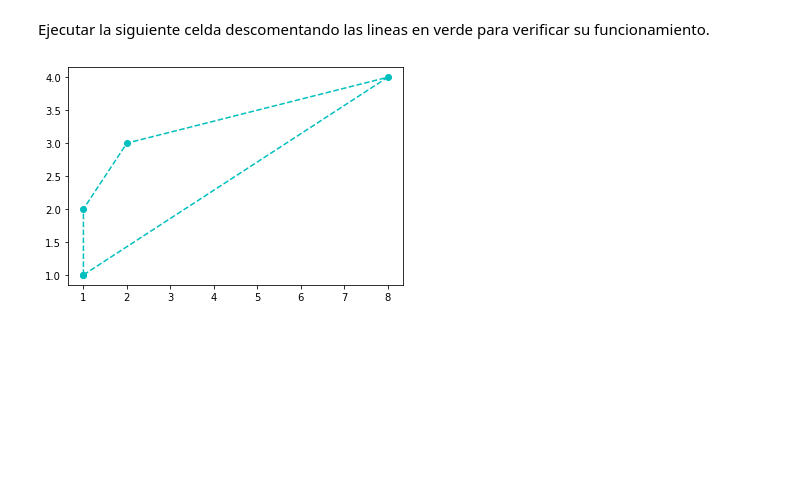
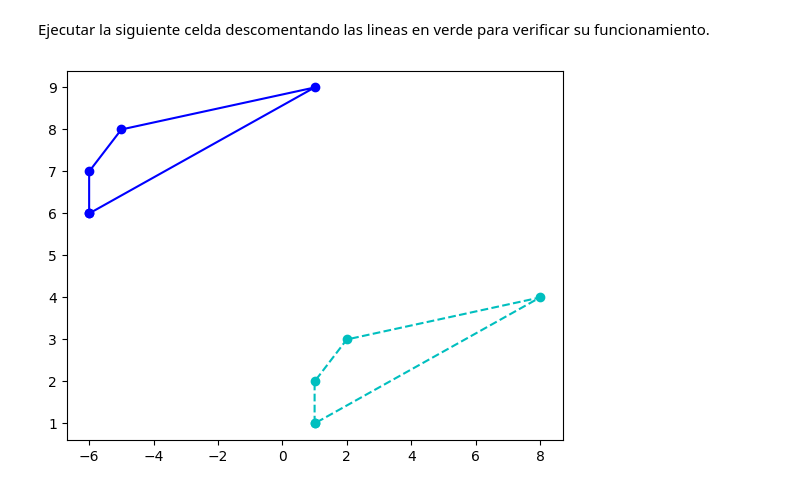
Before and after one commit to ronaldespinozaa/DS102024, a Jupyter notebook: 2-DataAnalysis/0-Matematicas/1_Vectores/ejercicios/Ejercicios_vectores.ipynb, the cells around one changed output. Saved outputs shown, nothing was run; the diff lists cells and outputs as text; code cells hidden in the pictures; blank space fills up the shorter version.

```diff
--- a/2-DataAnalysis/0-Matematicas/1_Vectores/ejercicios/Ejercicios_vectores.ipynb
+++ b/2-DataAnalysis/0-Matematicas/1_Vectores/ejercicios/Ejercicios_vectores.ipynb
@@ -13,22 +14,25 @@ Definir una función en python que reciba como parámetro las cuatro esquinas de
 # %%
 def desplazar_puntos(a,b,c,d):
   #completá con tu código aquí
+    v = np.array([-7, 5])
+    # Aplicar desplazamiento a cada esquina
+    return a + v, b + v, c + v, d + v
 # %% [markdown]
 Ejecutar la siguiente celda descomentando las lineas en verde para verificar su funcionamiento.
 # %%
 import matplotlib.pyplot as plt
 a = np.array([1,1])
 b = np.array([1,2])
 c = np.array([2,3])
 d = np.array([8,4])
 
 x_coords, y_coords = zip(a,b,c,d,a)
 plt.plot(x_coords, y_coords, "c--", x_coords, y_coords, "co")
 
-#a_,b_,c_,d_ = desplazar_puntos(a,b,c,d)
-#x_coords_b, y_coords_b = zip(a_,b_,c_,d_,a_)
-#plt.plot(x_coords_b, y_coords_b, "b-", x_coords_b, y_coords_b, "bo")
+a_,b_,c_,d_ = desplazar_puntos(a,b,c,d)
+x_coords_b, y_coords_b = zip(a_,b_,c_,d_,a_)
+plt.plot(x_coords_b, y_coords_b, "b-", x_coords_b, y_coords_b, "bo")
 
 plt.show()
 # %% [output]
-[figure, old version]
+[figure, new version]
```
Also changed, not shown: parts of 1 cell of this notebook, 1 other file.
